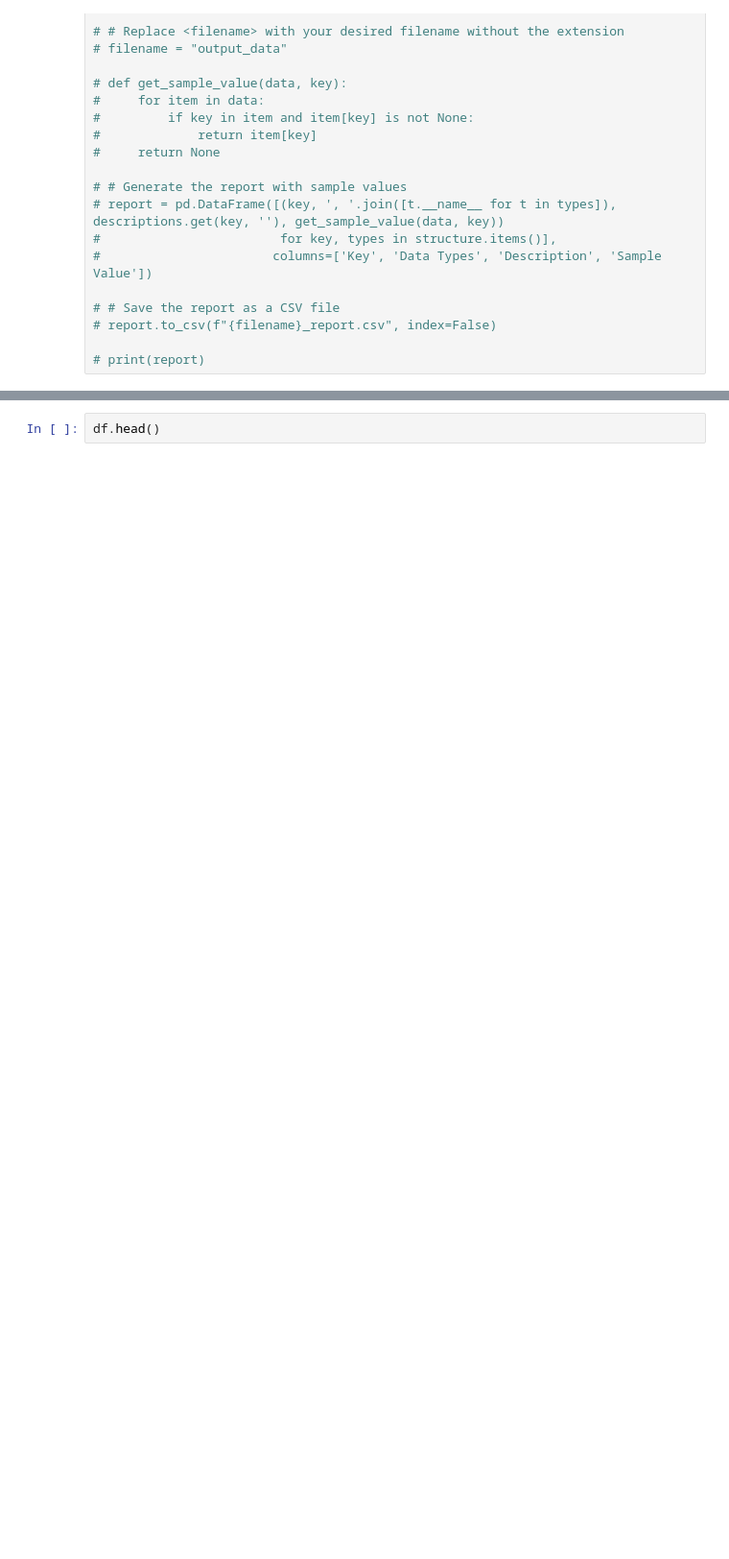
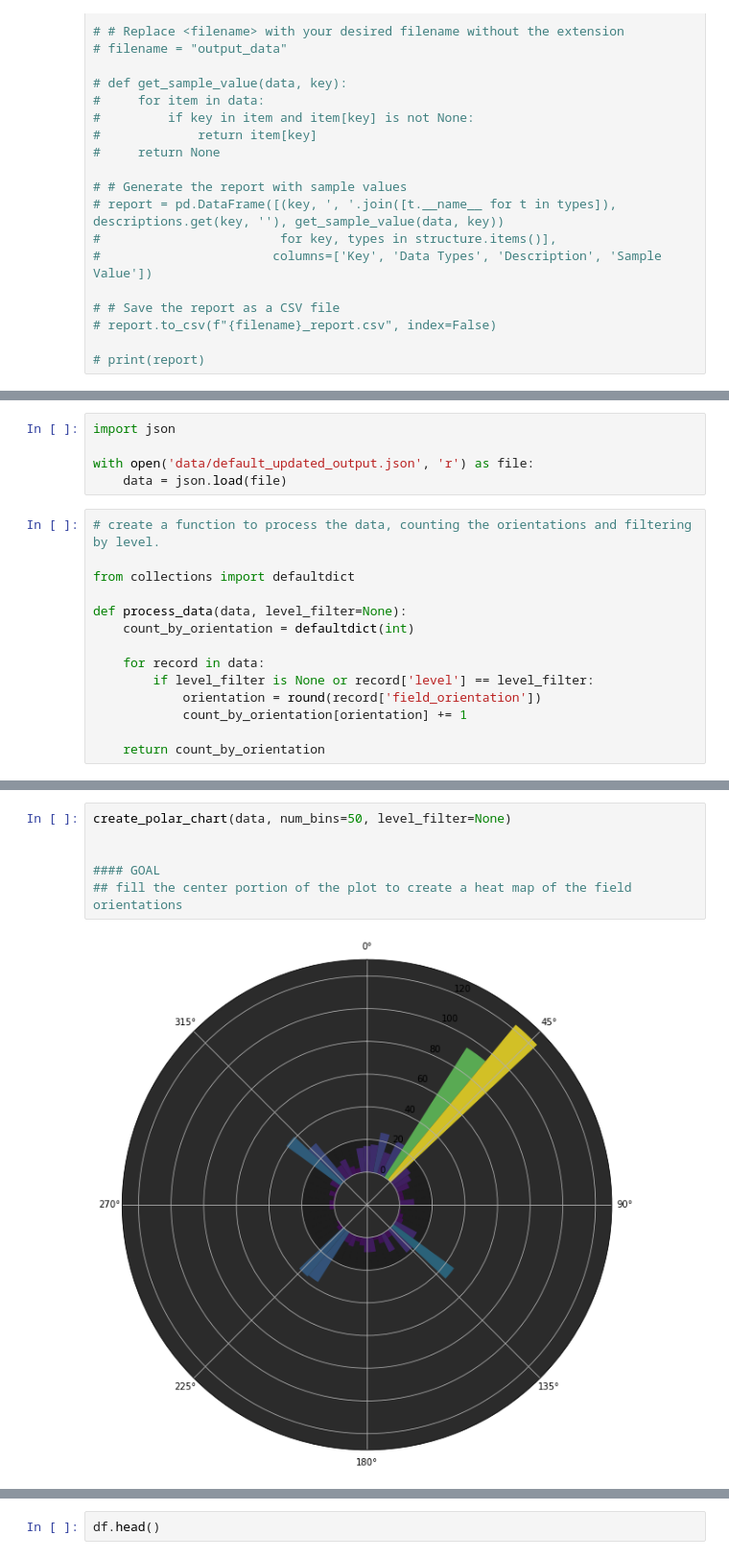
Before and after one commit to JSmith1826/BB_parks, a Jupyter notebook: ETL_for_JSON.ipynb, the cells around one changed output, grey strips where cells are left out. Shown at 96% size. Drawn from its saved outputs; the diff is of its cells as text; blank space fills up the shorter version.

```diff
--- a/ETL_for_JSON.ipynb
+++ b/ETL_for_JSON.ipynb
@@ -382,0 +512,19 @@ merged_df.to_json('data/default_updated_output.json', orient='records')
+# %%
+import json
+
+with open('data/default_updated_output.json', 'r') as file:
+    data = json.load(file)
+# %%
+# create a function to process the data, counting the orientations and filtering by level.
+
+from collections import defaultdict
+
+def process_data(data, level_filter=None):
+    count_by_orientation = defaultdict(int)
+
+    for record in data:
+        if level_filter is None or record['level'] == level_filter:
+            orientation = round(record['field_orientation'])
+            count_by_orientation[orientation] += 1
+
+    return count_by_orientation
@@ -382,0 +625,8 @@ merged_df.to_json('data/default_updated_output.json', orient='records')
+# %%
+create_polar_chart(data, num_bins=50, level_filter=None)
+
+
+#### GOAL
+## fill the center portion of the plot to create a heat map of the field orientations
+# %% [output]
+[figure, added]
```
Also changed, not shown: parts of 22 cells of this notebook, 33 other files.
